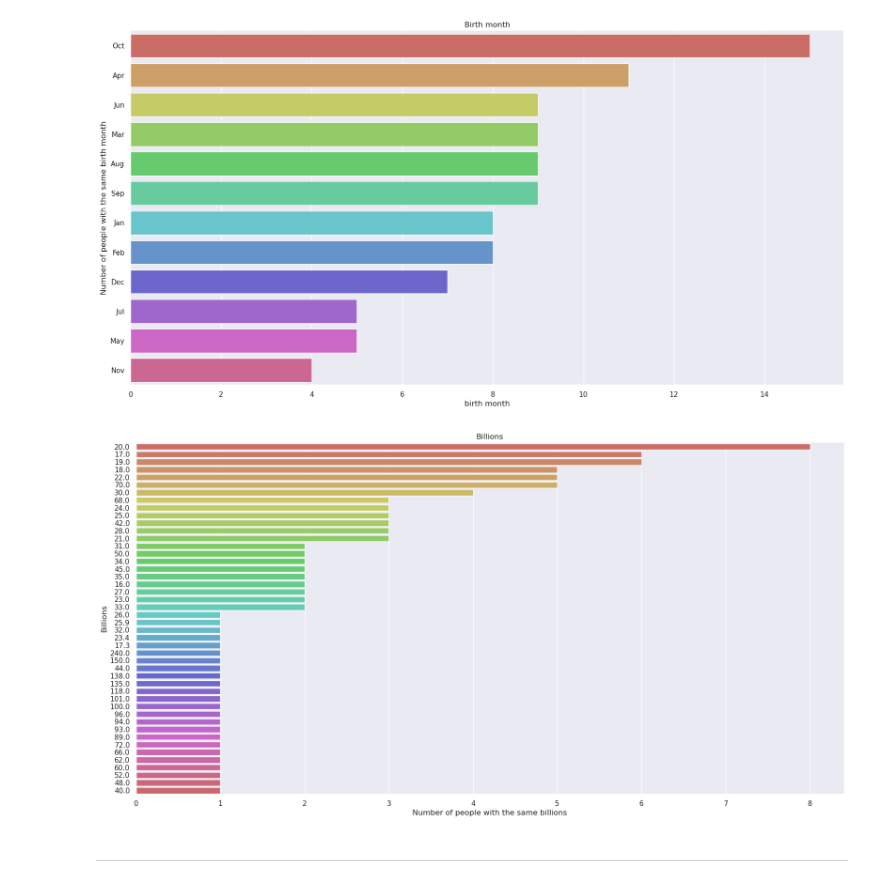
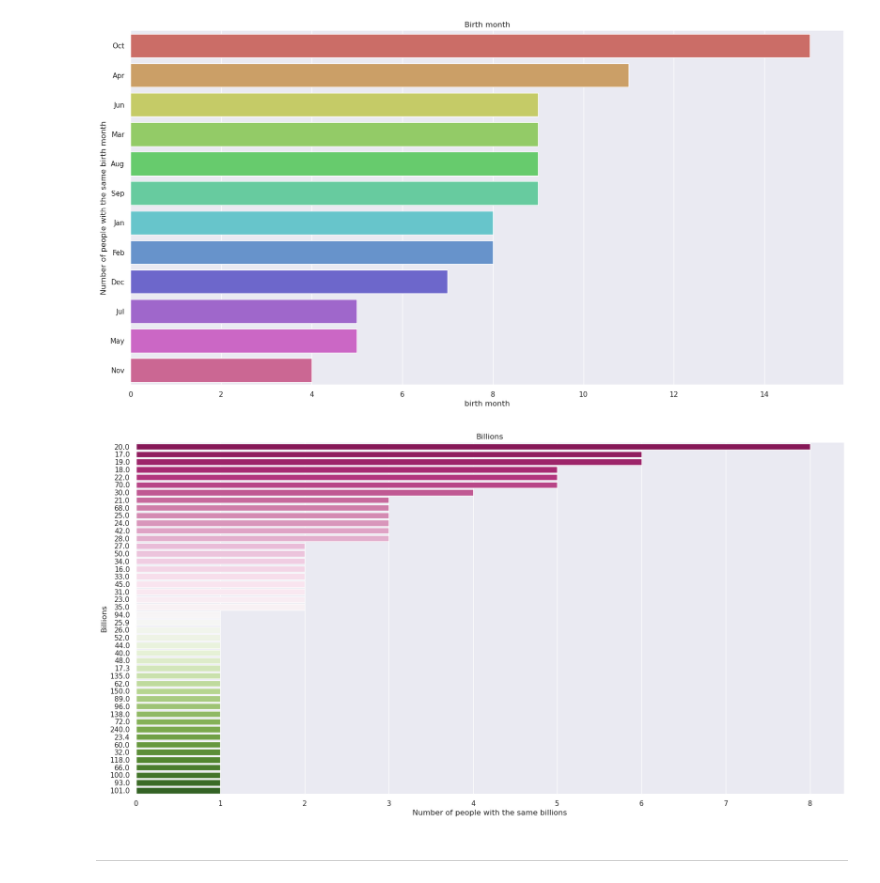
Before and after one commit to Anadalab/EDA-top-100-richest, a Jupyter notebook: 01-EDA.ipynb, the cells around one changed output. Drawn from its saved outputs; the diff is of its cells as text; code cells hidden in the pictures.

```diff
--- a/01-EDA.ipynb
+++ b/01-EDA.ipynb
@@ -930,21 +931,21 @@ plt.show();
 # %%
 plt.figure(figsize = (20,10))
 ax = plt.axes()
 ax.spines['right'].set_visible(False)
 ax.spines['top'].set_visible(False)
 
 sns.set_theme(style="darkgrid")
 sns.countplot(y='billion',
                 data= df,
                 order = df['billion'].value_counts().index,
-                palette = 'hls')
+                palette = 'PiYG')
 plt.title('Billions')
 plt.xlabel('Number of people with the same billions')
 plt.ylabel('Billions')
 plt.savefig("graphics/02-billions.png")
 plt.show();
 # %% [output]
-[figure, old version]
+[figure, new version]
 # %% [markdown]
 ---
 # %%
```
Also changed, not shown: parts of 8 cells of this notebook, 6 other files.
